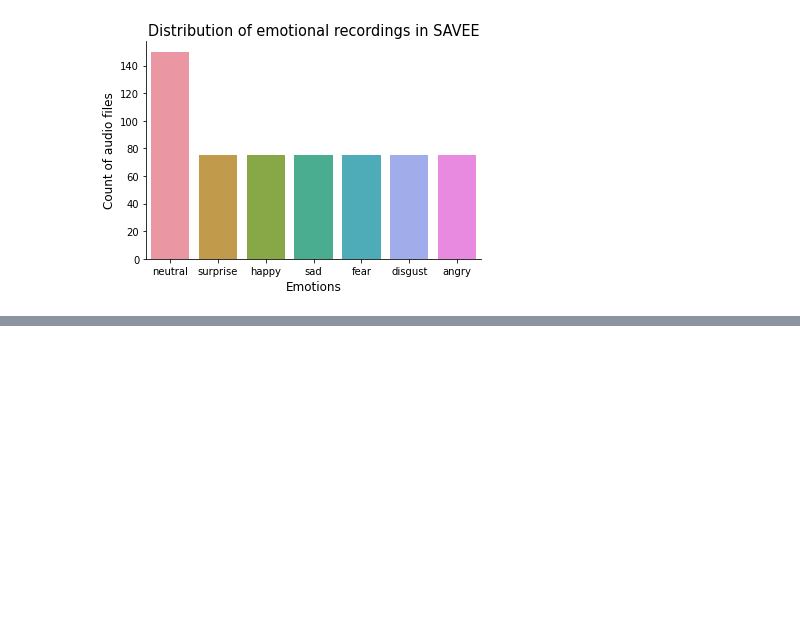
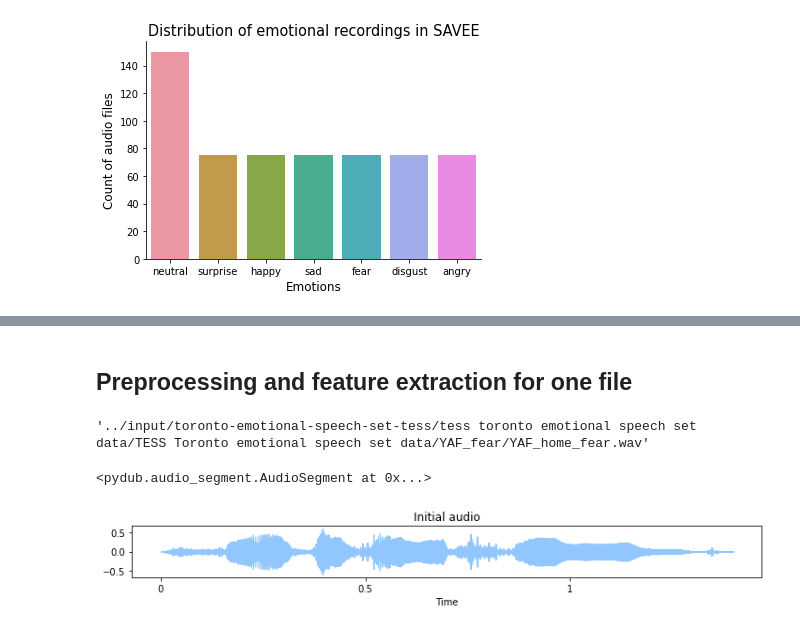
Before and after one commit to qianxi5/Audio-Emotion-Classification, a Jupyter notebook: audio-emotion.ipynb, the cells around one changed output, grey strips where cells are left out. Drawn from its saved outputs; the diff is of its cells as text; code cells hidden in the pictures; blank space fills up the shorter version.

Commit message:
Kaggle Notebook | Audio Emotion | Version 4

```diff
--- a/audio-emotion.ipynb
+++ b/audio-emotion.ipynb
@@ -67,10 +72,9 @@ for dir in tess_dir_list:
         audios.append(TESS + '/'+dir + '/' + file)
 
 emotion_df = pd.DataFrame(emotions, columns=['Emotion'])
-audio_df = pd.DataFrame(audios, columns=['Audio'])
+audio_df = pd.DataFrame(audios, columns=['Audio File Path'])
 tess_df = pd.concat([emotion_df, audio_df], axis=1)
 
 # tess_df.Emotion.replace({1:'neutral', 2:'calm', 3:'happy', 4:'sad', 5:'angry', 6:'fear', 7:'disgust', 8:'surprise'}, inplace=True)
 tess_df.head()
-tess_df['Audio'][0]
 # %% [output]
@@ -90,13 +99,9 @@ import librosa
 import librosa.display
 # lets play a fearful track
 # fname = TESS + 'YAF_fear/YAF_dog_fear.wav'
-fname = tess_df['Audio'][0]
+fname = tess_df['Audio File Path'][0]
 data, sampling_rate = librosa.load(fname)
 
 plt.figure(figsize=(15, 5))
 librosa.display.waveshow(data, sr=sampling_rate)
-
-librosa.display.specshow(data)
-# Lets play the audio
-ipd.Audio(fname)
 # %% [output]
@@ -174,0 +227,19 @@ plt.show()
+# %% [markdown]
+## Preprocessing and feature extraction for one file
+# %%
+sample = tess_df['Audio File Path'][0]
+sample
+# %% [output]
+'../input/toronto-emotional-speech-set-tess/tess toronto emotional speech set data/TESS Toronto emotional speech set data/YAF_fear/YAF_home_fear.wav'
+# %%
+data, sampling_rate = librosa.load(sample)
+
+plt.figure(figsize=(12, 1))
+librosa.display.waveshow(data, sr=sampling_rate)
+plt.title('Initial audio')
+
+rawsound = AudioSegment.from_file(sample)
+rawsound
+# %% [output]
+<pydub.audio_segment.AudioSegment at 0x...>
+[figure, added]
```
Also changed, not shown: parts of 18 cells of this notebook.
